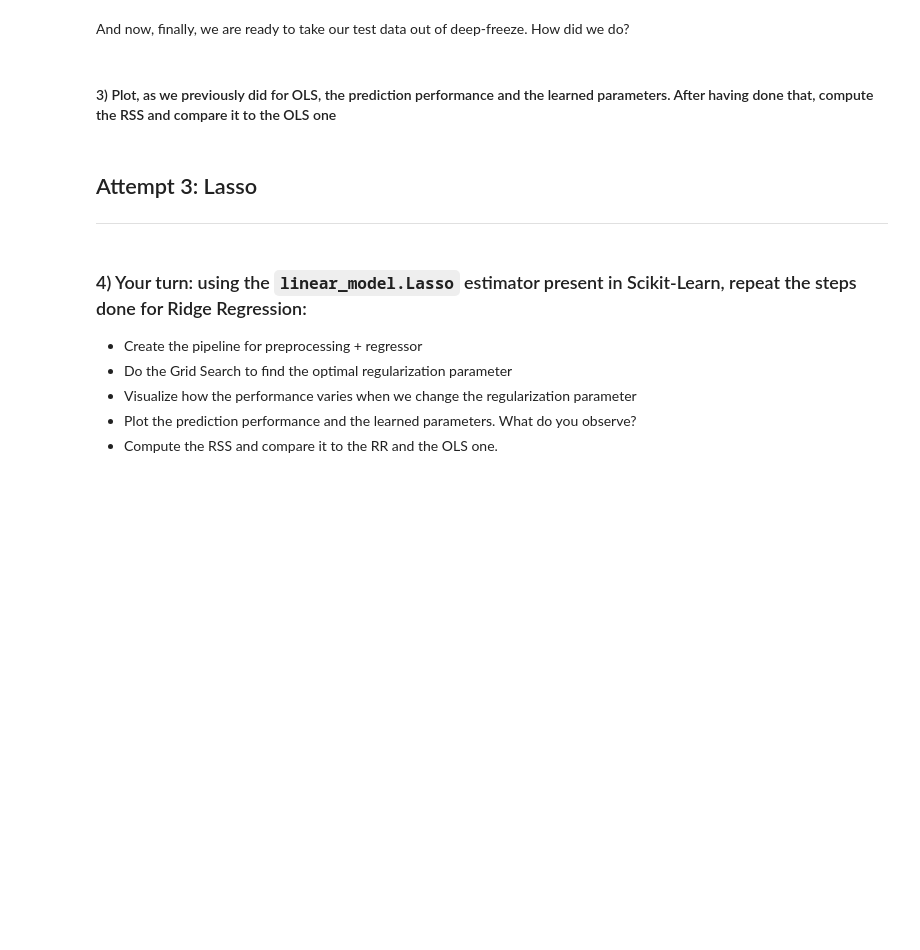
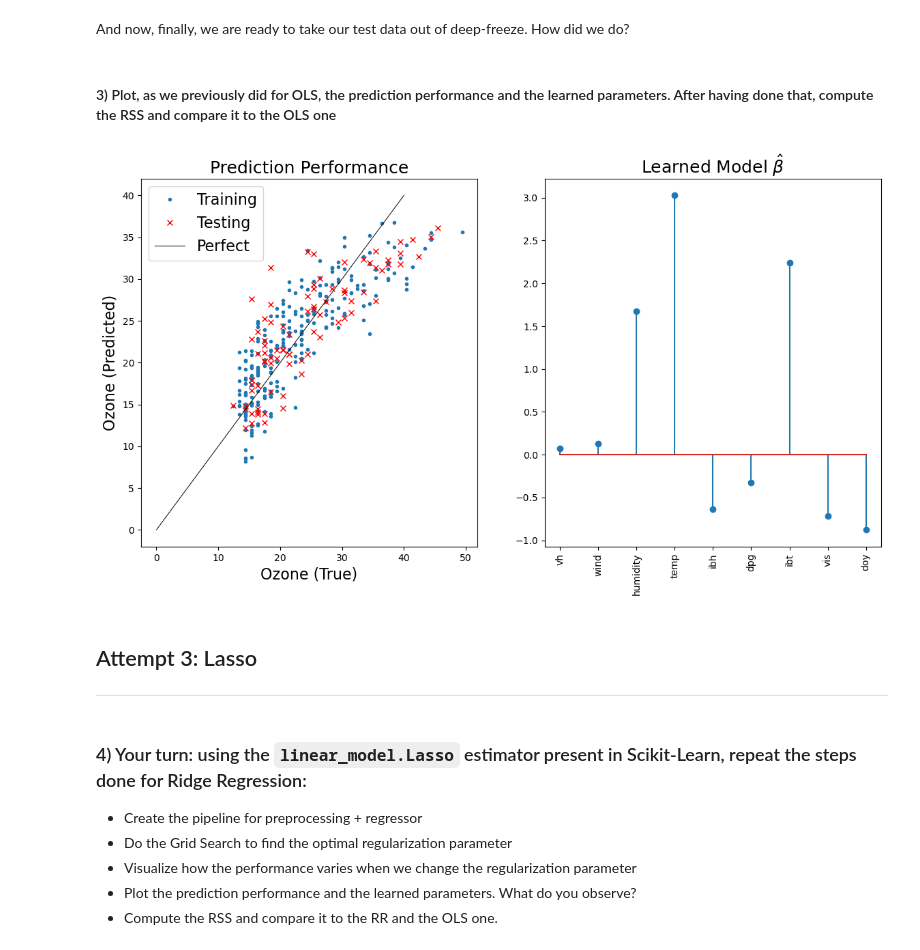
Before and after one commit to yassinuaimee/FundamentalLearningEPFL, a Jupyter notebook: TP6/[exercise]ols-ridge-lasso.ipynb, the cells around one changed output. Saved outputs shown, nothing was run; the diff lists cells and outputs as text; code cells hidden in the pictures; blank space fills up the shorter version.

```diff
--- a/TP6/[exercise]ols-ridge-lasso.ipynb
+++ b/TP6/[exercise]ols-ridge-lasso.ipynb
@@ -144,2 +153,10 @@ print(regL.intercept_)
 # %% [markdown]
 #### 2) Prove that fitting the intercept (as `LinearRegression`) is equivalent to what we did (subtracting the mean). (Hint: remember that the inpunts are scaled!)
+# %%
+regOLS = np.linalg.solve(np.dot(XTrain.T,XTrain), np.dot(XTrain.T,yTrain))
+
+yp = np.dot(XTrain, regOLS)
+ypTest = np.dot(XTest, regOLS)
+
+mse2=MSE(yp,yp_L)
+print(f"MSE of the two predictions: {mse2}")
@@ -266,6 +287,27 @@ plt.legend(loc=2, fontsize=16);
 And now, finally, we are ready to take our test data out of deep-freeze. How did we do?
 # %% [markdown]
 #### 3) Plot, as we previously did for OLS, the prediction performance and the learned parameters. After having done that, compute the RSS and compare it to the OLS one
+# %%
+ypTest = pipe_regRR.predict(XTest)
+
+#--- Visualize ---#
+plt.figure(figsize=(14,7))
+plt.subplot(121)
+plt.plot(yTrain+ yTrain_mean, yp + yTrain_mean,'.', label='Training') #remember to add again the mean when you plot
+plt.plot(yTest+ yTrain_mean, ypTest + yTrain_mean,'.r', label='Testing', marker='x')
+plt.plot([0, 40], [0, 40], '-k', linewidth=0.7, label="Perfect")
+# plt.axis([0, 40, 0, 40])
+plt.xlabel('Ozone (True)', fontsize=16)
+plt.ylabel('Ozone (Predicted)', fontsize=16)
+plt.legend(loc=2, fontsize=16)
+plt.title('Prediction Performance', fontsize=18)
+# Plot the learned model
+plt.subplot(122)
+plt.stem(cvOptParams)
+plt.title('Learned Model $\\hat{\\beta}$', fontsize=18)
+plt.xticks(range(9),data.keys()[1:10], rotation='vertical');
+# %% [output]
+[figure, added]
 # %% [markdown]
 ## Attempt 3: Lasso
 ---
```
Also changed, not shown: parts of 10 cells of this notebook, 2 other files.
